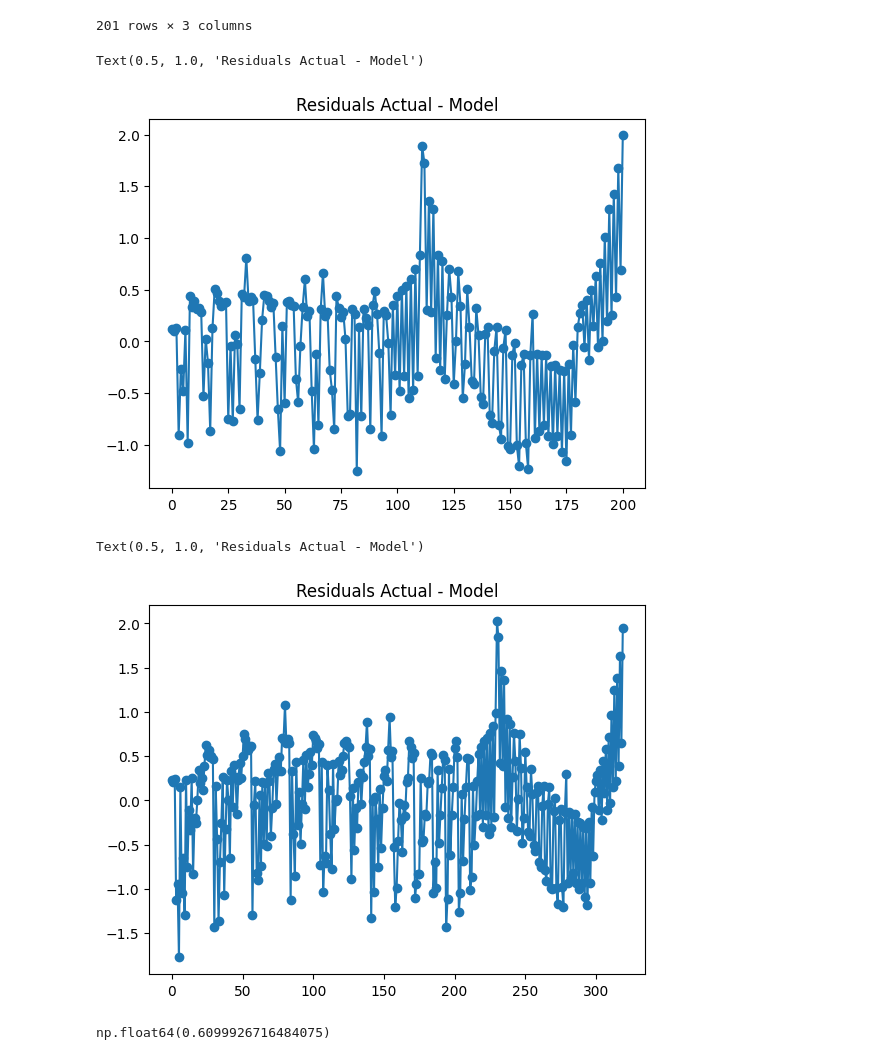
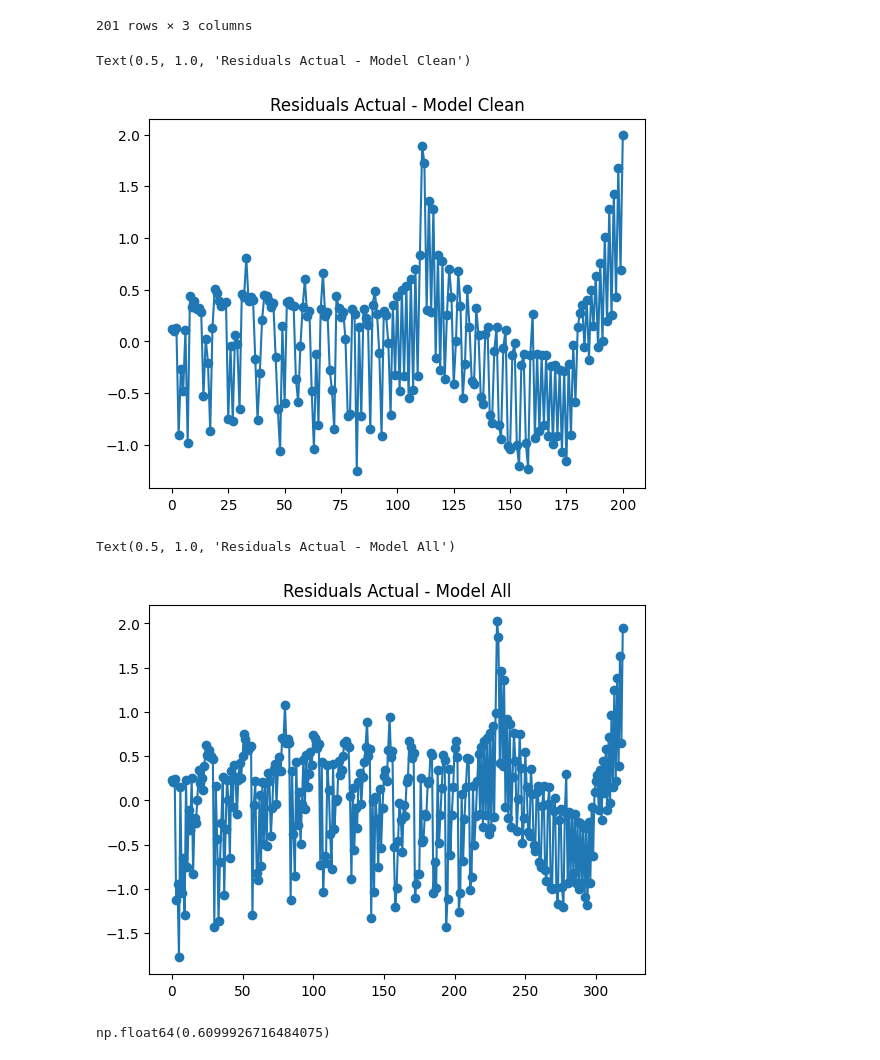
Before and after one commit to ShreyaVolety/valuations_mini02, a Jupyter notebook: valuationsproject.ipynb, the cells around one changed output. Saved outputs shown, nothing was run; the diff lists cells and outputs as text; code cells hidden in the pictures.

```diff
--- a/valuationsproject.ipynb
+++ b/valuationsproject.ipynb
@@ -426,16 +426,16 @@ model_actual_df
 201 rows × 3 columns
 # %%
 plt.plot(model_actual_df['Difference'],marker='o')
-plt.title('Residuals Actual - Model')
+plt.title('Residuals Actual - Model Clean')
 # %% [output]
-Text(0.5, 1.0, 'Residuals Actual - Model')
+Text(0.5, 1.0, 'Residuals Actual - Model Clean')
-[figure, old version]
+[figure, new version]
 # %%
 plt.plot(model_all_df['Difference'],marker='o')
-plt.title('Residuals Actual - Model')
+plt.title('Residuals Actual - Model All')
 # %% [output]
-Text(0.5, 1.0, 'Residuals Actual - Model')
+Text(0.5, 1.0, 'Residuals Actual - Model All')
-[figure, old version]
+[figure, new version]
 # %%
 rmse_clean = np.sqrt((model_actual_df['Difference']**2).mean())
 rmse_all = np.sqrt((model_all_df['Difference']**2).mean())
```
